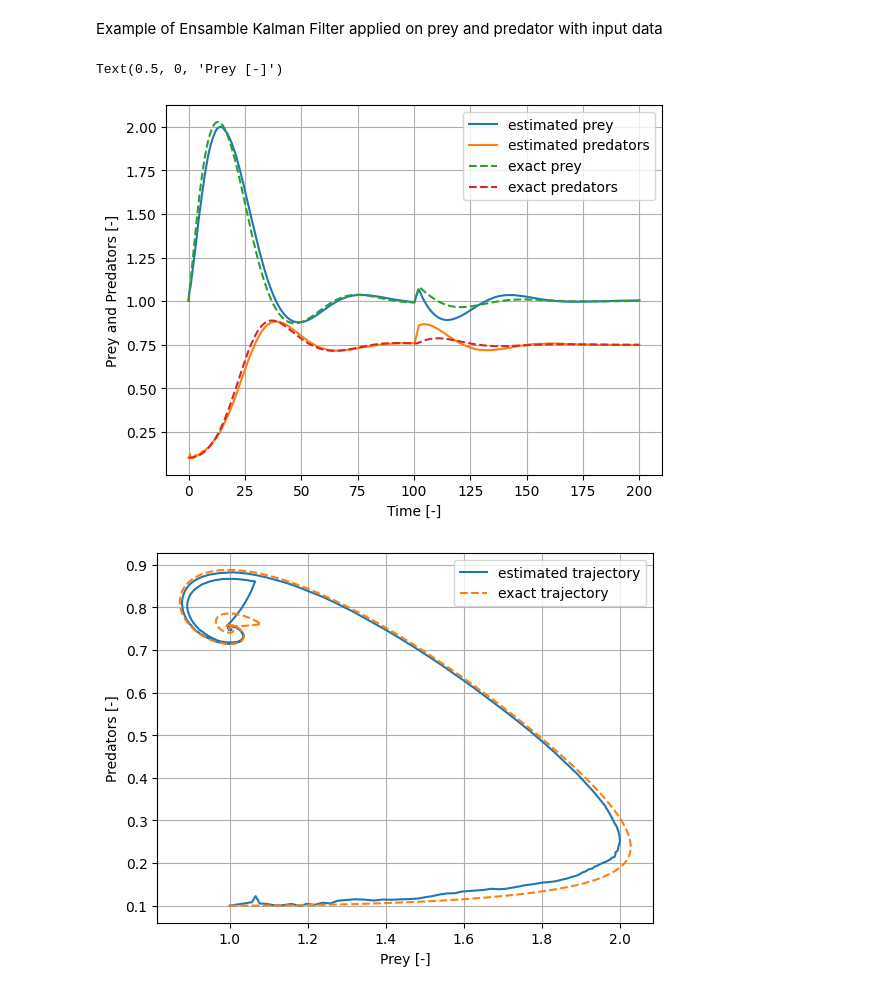
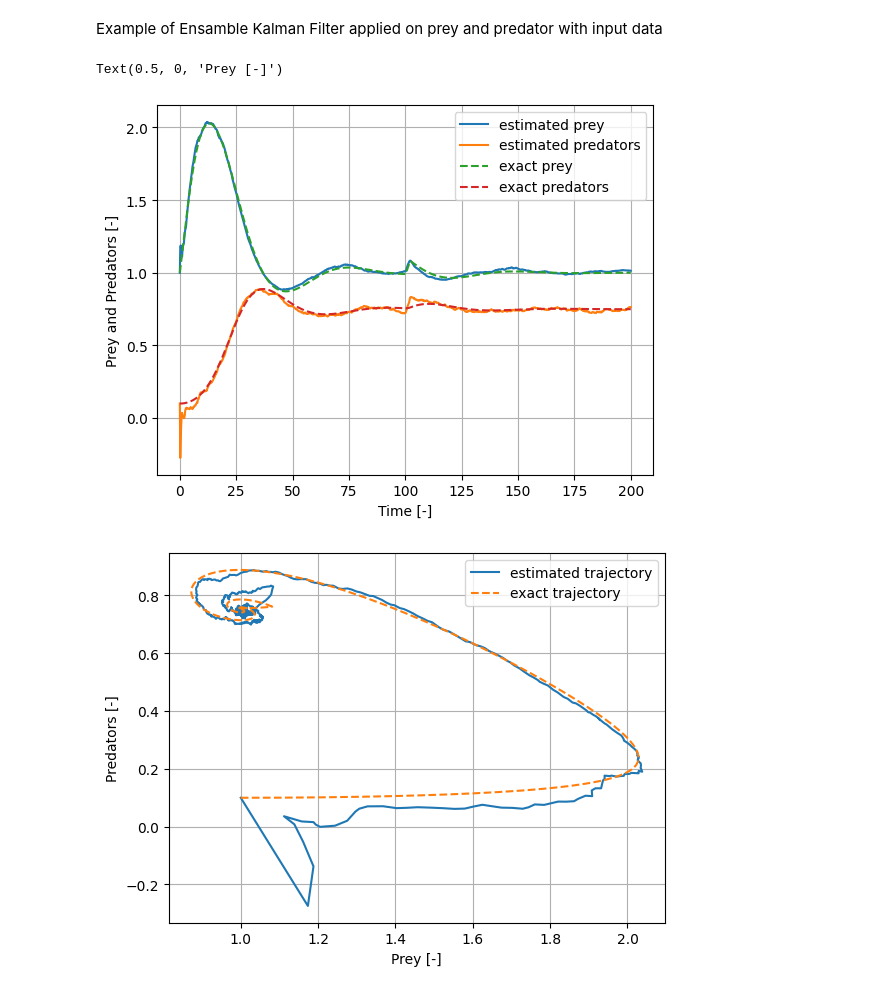
Before and after one commit to Adrianominora/Prevision, a Jupyter notebook: scripts/Kalman_Filter.ipynb, the cells around one changed output. Cells and saved outputs as stored; diff of their text form; code cells hidden in the pictures.

```diff
--- a/scripts/Kalman_Filter.ipynb
+++ b/scripts/Kalman_Filter.ipynb
@@ -82,7 +82,7 @@ dt = T/Nt
 u = np.ones((T,2))*0
 x0 = 10
 v0 = 3
-g = 0
+g = -9.81
 
 def get_sensor_reading():
     return f.x
@@ -92,12 +92,10 @@ def hx(x):
    return np.array([x[0], x[1]])
 
 # Define the transition matrix
-f.F = np.array([[1, dt],
-                [0., 1]])
 F = np.array([[1., dt],
               [0., 1.]])
 def fx(x, dt):
-    return np.dot(F, x)
+    return np.dot(F, x) + (0.5*g*dt**2)*np.array([1, 0]) + g*dt*np.array([0, 1])
 
 # Assign the initial x array
 x = np.array([x0, v0])
@@ -110,7 +108,9 @@ f = EnKF(x=x, P=P, dim_z=2, dt=dt, N=100,
          hx=hx, fx=fx)
 
 # Assign the measurament noise
-f.R = np.eye(2)
+# f.R = np.eye(2)
+f.R = np.array([[1,   0],
+               [0,   1]])
 
 # Assign the process noise
 f.Q = Q_discrete_white_noise(dim=2, dt=dt, var=.01)
@@ -251,9 +262,6 @@ for i in range(Nt):
     if i>Nt/2 and i<Nt/2+11:
         u[i] = 0.05
 
-def get_sensor_reading():
-    return f.x
-
 # Define the measurament function (this will be our NN)
 def hx(x):
    return np.array([x[0], x[1]])
@@ -273,51 +281,56 @@ x = np.array([x0, y0])
 P = np.eye(2)
 
 # Create the EnKF model
-f = EnKF(x=x, P=P, dim_z=2, dt=dt, N=1000,
+f = EnKF(x=x, P=P, dim_z=2, dt=dt, N=100,
          hx=hx, fx=fx)
 
 # Assign the measurament noise
 f.R = np.eye(2)
 
 # Assign the process noise
-f.Q = Q_discrete_white_noise(dim=2, dt=dt, var=.001)
+f.Q = Q_discrete_white_noise(dim=2, dt=dt, var=.01)
 
-# Predict/Update loop
+# Exact solution
 tt=np.arange(0,T+dt,dt)
-x_hat = np.zeros((Nt+1,2))
-x_hat[0,:]=f.x
-for i in range(tt.shape[0]-1):
-    z = get_sensor_reading()
-    f.predict()
-    x_hat[i+1,:] = f.x
-    f.update(z)
-
 x_ex = np.zeros((Nt+1,2))
 for i,t in enumerate(tt):
     if i==0:
         x_ex[i,:] = np.array([x0,y0])
     else:
         x_ex[i,0] = x_ex[i-1,0] + dt*x_ex[i-1,0]*(alpha-beta*x_ex[i-1,1]-rho*x_ex[i-1,0]) + u[i-1]*dt
         x_ex[i,1] = x_ex[i-1,1] + dt*x_ex[i-1,1]*(-gamma+delta*x_ex[i-1,0]) + v[i-1]*dt
+
+def get_sensor_reading(i):
+    return x_ex[i,:]
+
+# Predict/Update loop
+tt=np.arange(0,T+dt,dt)
+x_hat = np.zeros((Nt+1,2))
+x_hat[0,:]=f.x
+for i in range(tt.shape[0]-1):
+    f.predict()
+    x_hat[i+1,:] = f.x
+    z = get_sensor_reading(i+1)
+    f.update(z)
 
 plt.figure()
 plt.grid(True)
 plt.plot(tt,x_hat[:,0], label='estimated prey')
 plt.plot(tt,x_hat[:,1], label='estimated predators')
 plt.plot(tt,x_ex[:,0], label='exact prey', linestyle='--')
 plt.plot(tt,x_ex[:,1], label='exact predators', linestyle='--')
 plt.legend()
 plt.ylabel('Prey and Predators [-]')
 plt.xlabel('Time [-]')
 
 plt.figure()
 plt.grid(True)
 plt.plot(x_hat[:,0],x_hat[:,1], label='estimated trajectory')
 plt.plot(x_ex[:,0],x_ex[:,1], label='exact trajectory', linestyle='--')
 plt.legend()
 plt.ylabel('Predators [-]')
 plt.xlabel('Prey [-]')
 # %% [output]
 Text(0.5, 0, 'Prey [-]')
-[figure, old version]
+[figure, new version]
-[figure, old version]
+[figure, new version]
```
Also changed, not shown: parts of 3 cells of this notebook, 9 other files.
